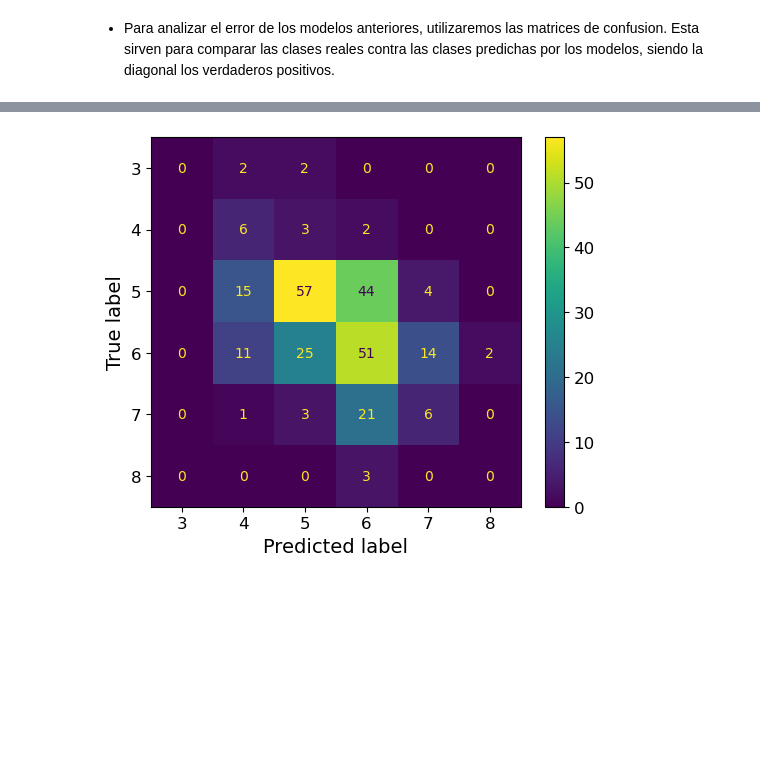
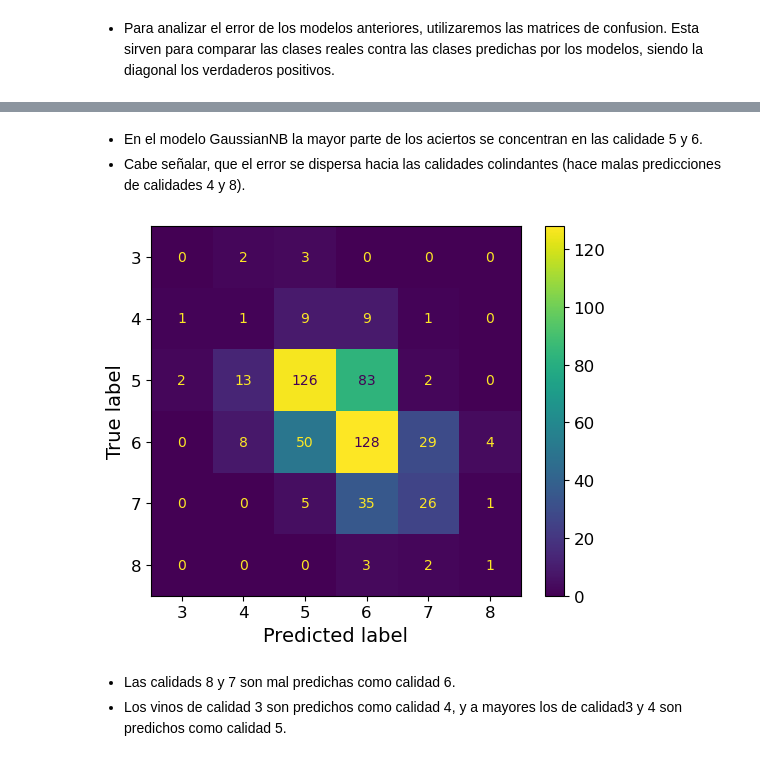
Before and after one commit to joshMonarch/vinos_clf, a Jupyter notebook: calidad_vinos.ipynb, the cells around one changed output, grey strips where cells are left out. Drawn from its saved outputs; the diff is of its cells as text; code cells hidden in the pictures; blank space fills up the shorter version.

```diff
--- a/calidad_vinos.ipynb
+++ b/calidad_vinos.ipynb
@@ -186,4 +164,4 @@ Name: quality, dtype: float64
 # %%
-X_train, X_test = train_test_split(wines, test_size=0.20, random_state=42)
+X_train, X_test = train_test_split(wines, test_size=0.40, random_state=42)
 len(X_train), len(X_test)
 # %% [output]
@@ -207,6 +185,6 @@ some_data = X_test.sample(3)
 # %% [markdown]
 #### *SGDClassifier*:    Se basa en el descenso del gradiente estocastico. Esto lo que proporciona es la minimizacion de la funcion de perdida entre las clases predichas por el clasificador y las clases reales de los datos de entrenamiento.
 # %%
-sgd_clf = SGDClassifier(loss= 'log',  random_state=42)
+sgd_clf = SGDClassifier(random_state=42)
 sgd_clf.fit(X_train, y_train)
 # %% [output]
@@ -599,6 +622,12 @@ plt.show()
+# %% [markdown]
+- En el modelo GaussianNB la mayor parte de los aciertos se concentran en las calidade 5 y 6.
+- Cabe señalar, que el error se dispersa hacia las calidades colindantes (hace malas predicciones de calidades 4 y 8).
 # %%
-cm_display = ConfusionMatrixDisplay(cm_bayes, display_labels= sgd_clf.classes_)
+cm_display = ConfusionMatrixDisplay(cm_bayes, display_labels= bayes_clf.classes_)
 cm_display.plot()
 plt.show()
 # %% [output]
-[figure, old version]
+[figure, new version]
+# %% [markdown]
+- Las calidads 8 y 7 son mal predichas como calidad 6.
+- Los vinos de calidad 3 son predichos como calidad 4, y a mayores los de calidad3 y 4 son predichos como calidad 5.
```
Also changed, not shown: parts of 60 cells of this notebook.
